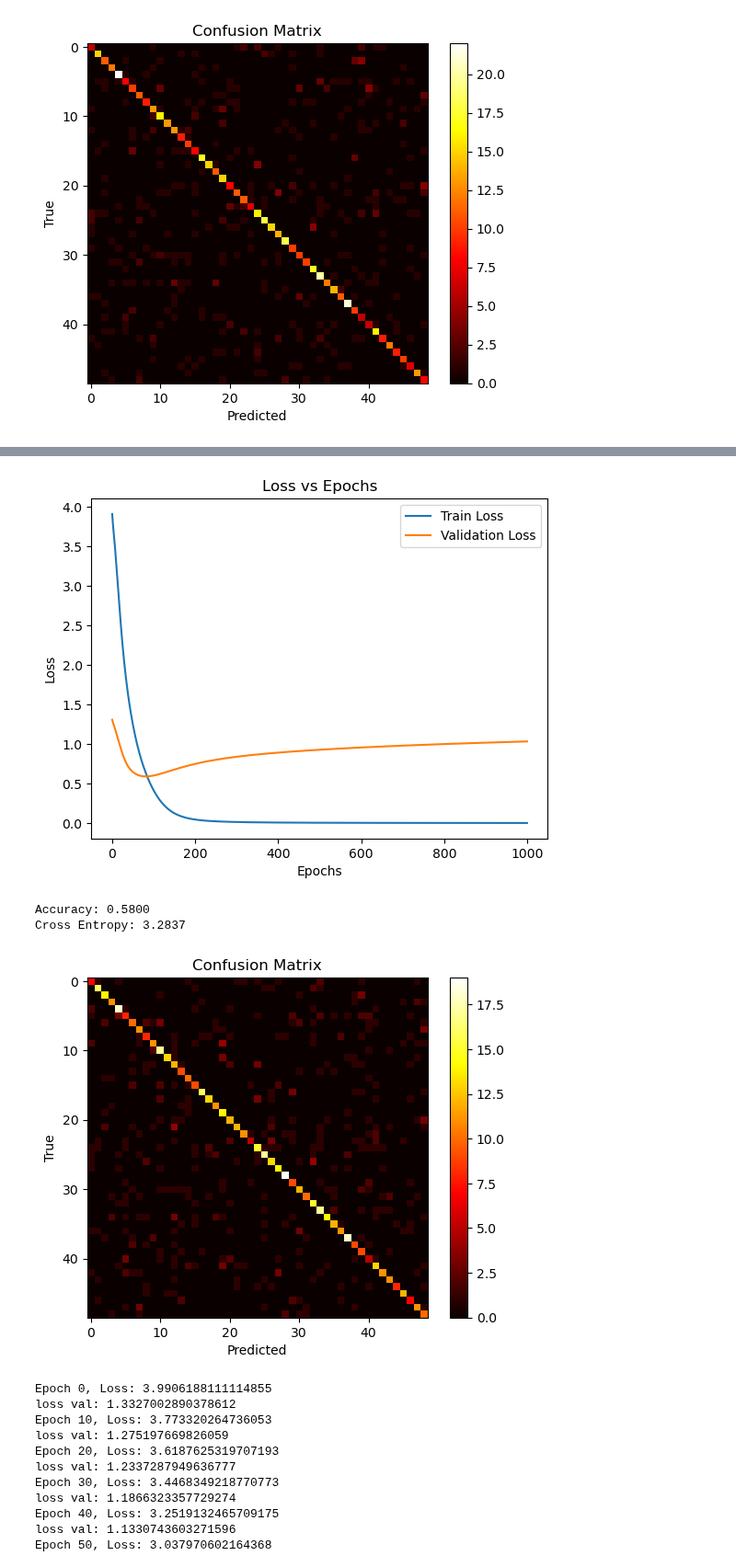
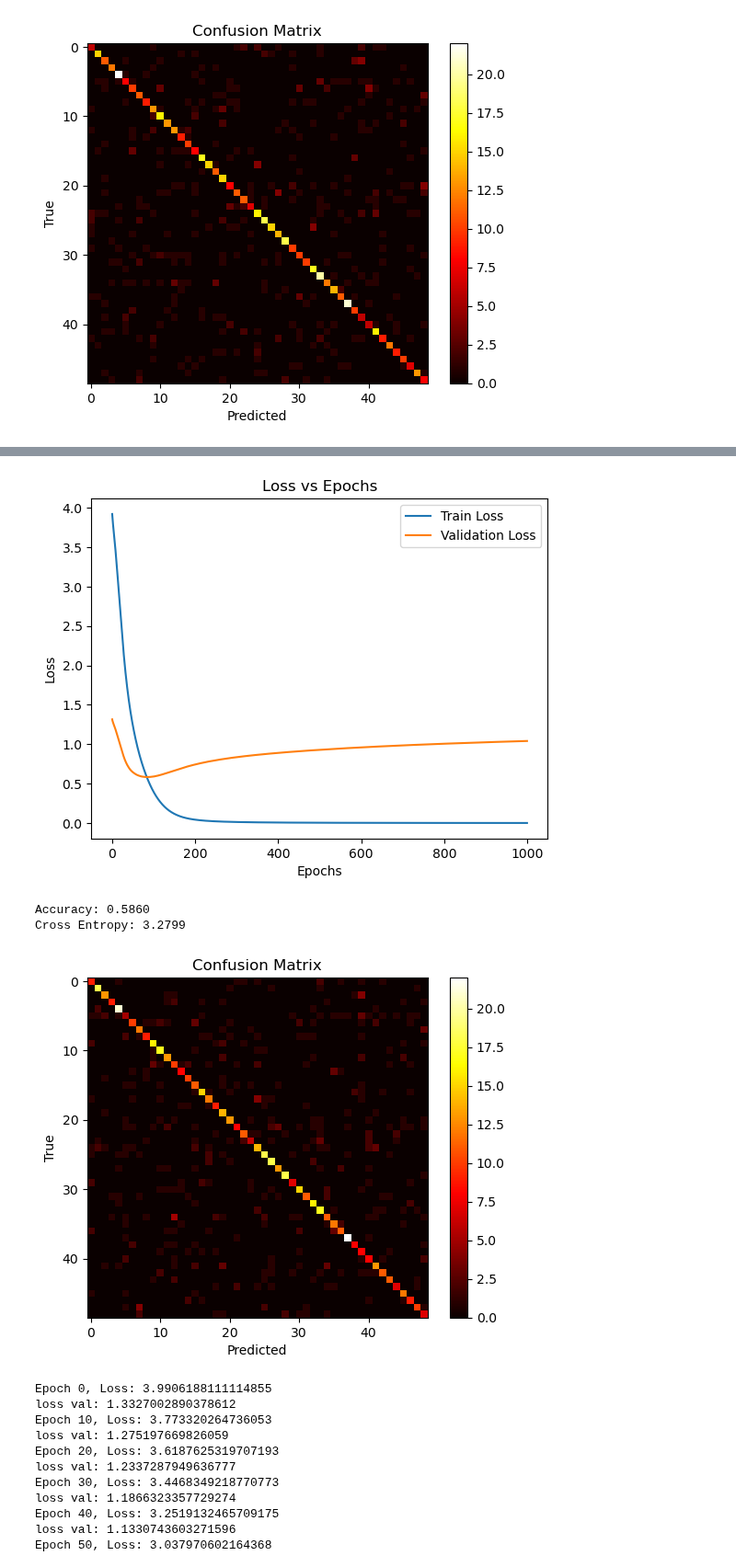
Before and after one commit to felicitasmarolda/MLyDL_TPs, a Jupyter notebook: Marolda_Felicitas_TP3/Marolda_Felicitas_TP3.ipynb, the cells around one changed output, grey strips where cells are left out. Shown at 92% size. Drawn from its saved outputs; the diff is of its cells as text; code cells hidden in the pictures.

```diff
--- a/Marolda_Felicitas_TP3/Marolda_Felicitas_TP3.ipynb
+++ b/Marolda_Felicitas_TP3/Marolda_Felicitas_TP3.ipynb
@@ -180,7 +180,7 @@ Cross Entropy: 3.4934
 # ADAM
 importlib.reload(md)
 mejora = {}
-mejora["ADAM"] = True
+mejora["ADAM"] = [0.9, 0.999, 1e-8]
 adam = md.NeuralNetwork(X_train, y_train, X_val, y_val, funciones_de_activacion, nodos_por_capa, mejora, 0.001)
 get_metrics = mt.get_metrics(adam.forward_pass(X_val, False), y_val)
 # %% [output]
@@ -204,7 +204,7 @@ loss val: 1.0314321071133266
 [figure]
-Accuracy: 0.5800
-Cross Entropy: 3.2837
+Accuracy: 0.5860
+Cross Entropy: 3.2799
-[figure, old version]
+[figure, new version]
 # %%
 # regularización L2
 importlib.reload(md)
```
Also changed, not shown: parts of 4 cells of this notebook, 2 other files.
